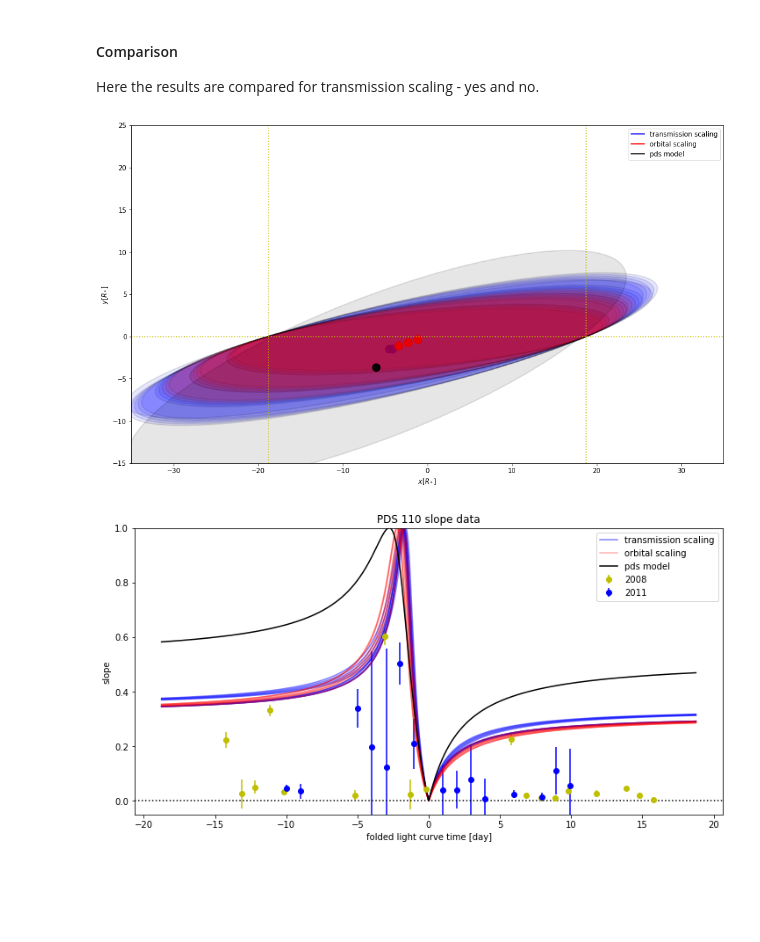
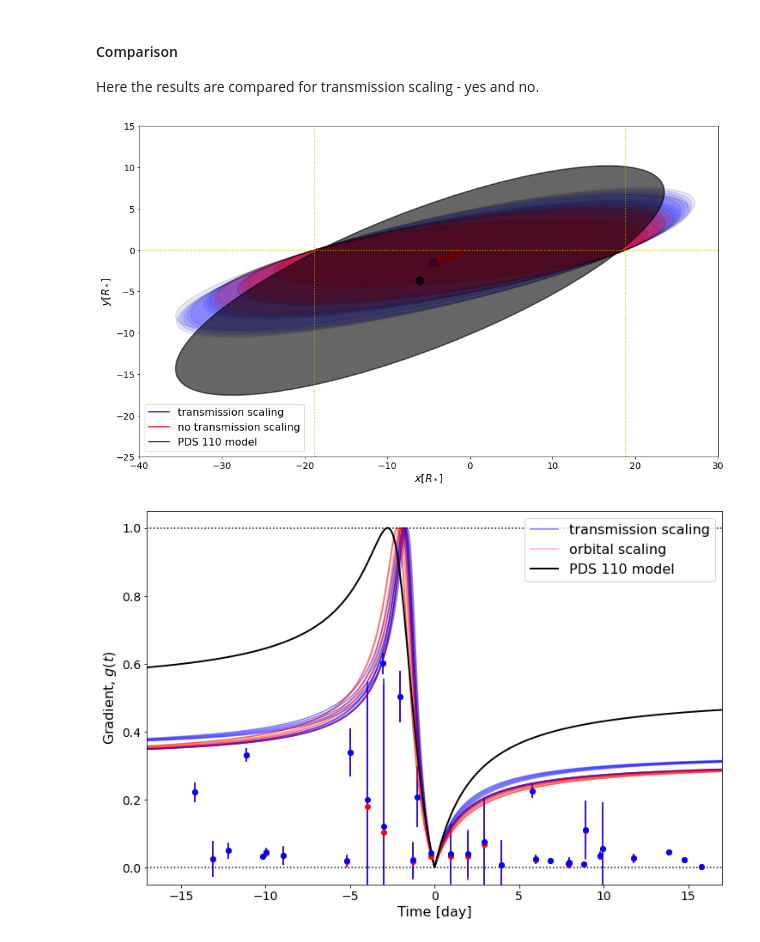
Before and after one commit to dmvandam/BeyonCE, a Jupyter notebook: pds_analysis.ipynb, the cells around one changed output. Saved outputs shown, nothing was run; the diff lists cells and outputs as text; code cells hidden in the pictures; blank space fills up the shorter version.

```diff
--- a/pds_analysis.ipynb
+++ b/pds_analysis.ipynb
@@ -205,6 +205,6 @@ grid.determine_gradient_fit()
 #### Extracting Best Fit Solutions
 We extract the best fit solutions and plot the results.
 # %%
-rms, disk_radius, inclination, tilt, dx, dy = grid.extract_solutions(2000)
+rms, disk_radius, inclination, tilt, dx, dy = grid.extract_solutions(10000)
 orbital_scale = grid.gradients[0].orbital_scale
 # %% [output]
@@ -460,6 +460,6 @@ Once again we extract solutions and plot some of the best fit solutions with the
 grid_analysis.set_eclipse_parameters(eclipse_duration, transverse_velocity, limb_darkening)
 grid_analysis.add_gradients(slope_time, slope, slope_error, transmission_changes)
 grid_analysis.determine_gradient_fit()
-rms_analysis, disk_radius_analysis, inclination_analysis, tilt_analysis, dx_analysis, dy_analysis = grid_analysis.extract_solutions(2000)
+rms_analysis, disk_radius_analysis, inclination_analysis, tilt_analysis, dx_analysis, dy_analysis = grid_analysis.extract_solutions(10000)
 orbital_scale_analysis = grid_analysis.gradients[0].orbital_scale
 # %% [output]
@@ -563,48 +562,56 @@ for k in range(20):
     )
 
     ax = rs.plot(ax=ax, x_shift = scale * dx_sorted[k], y_shift = scale * dy_sorted[k], face_color='red')
-
 ax = pds_rs.plot(ax=ax, x_shift = scale * centroid_shift_pds, y_shift = scale * impact_parameter_pds, face_color='black')
-ax.set_ylim(-15, 25)
-ax.set_xlim(-35, 35)
+ax.set_ylim(-25, 15)
+ax.set_xlim(-40, 30)
 ax.plot(-100, -100, 'b-', label='transmission scaling')
-ax.plot(-100, -100, 'r-', label='orbital scaling')
-ax.plot(-100, -100, 'k-', label='pds model')
+ax.plot(-100, -100, 'r-', label='no transmission scaling')
+ax.plot(-100, -100, 'k-', label='PDS 110 model')
 ax.axvline(x = -0.5 * scale, color='y', ls=':')
 ax.axvline(x =  0.5 * scale, color='y', ls=':')
 ax.axhline(y = 0, color='y', ls=':')
-ax.legend()
+ax.tick_params(labelsize=14)
+ax.legend(fontsize=16)
+ax.xaxis.label.set_fontsize(16)
+ax.yaxis.label.set_fontsize(16)
+fig.savefig('figure_pds_ring_systems.pdf', pad_inches=0.2, bbox_inches='tight')
 plt.show()
 # %% [output]
-[figure, old version]
+[figure, new version]
 # %%
-fig = plt.figure(figsize=(12, 6))
+fig = plt.figure(figsize=(12, 8))
+plt.errorbar(slope_time_wasp, orbital_scale * np.abs(slope_wasp), yerr=slope_error_wasp, fmt='o', color='r')
+plt.errorbar(slope_time_kelt, orbital_scale * np.abs(slope_kelt), yerr=slope_error_kelt, fmt='o', color='r')
 plt.errorbar(slope_time_wasp, orbital_scale * np.abs(slope_wasp) / transmission_changes[:18],
-    yerr=slope_error_wasp, fmt='o', color='y', label='2008')
+    yerr=slope_error_wasp, fmt='o', color='b')
 plt.errorbar(slope_time_kelt, orbital_scale * np.abs(slope_kelt) / transmission_changes[18:],
-    yerr=slope_error_kelt, fmt='o', color='b', label='2011')
+    yerr=slope_error_kelt, fmt='o', color='b')
 transmission_label = 'transmission scaling'
 for k in range(20):
     if dy_sorted[k] > 0:
         continue
     solution_gradients = ring_gradients(positions, scale * dx_analysis_sorted[k], scale * dy_analysis_sorted[k],
         inclination_analysis_sorted[k], tilt_analysis_sorted[k])
     plt.plot(times, solution_gradients, 'b-', alpha=0.5, label=transmission_label)
     transmission_label = None
 orbital_label = 'orbital scaling'
 for k in range(20):
     if dy_sorted[k] > 0:
         continue
     solution_gradients = ring_gradients(positions, scale * dx_sorted[k], scale * dy_sorted[k], inclination_sorted[k], tilt_sorted[k])
     plt.plot(times, solution_gradients, 'r-', alpha=0.3, label=orbital_label)
     orbital_label = None
-plt.plot(times, gradients, 'k-', label='pds model')
-plt.ylim(-0.05, 1)
+plt.plot(times, gradients, 'k-', lw=2, label='PDS 110 model')
+plt.ylim(-0.05, 1.05)
+plt.xlim(-17, 17)
 plt.gca().axhline(y=0, color='k', ls=':')
-plt.xlabel('folded light curve time [day]')
-plt.ylabel('slope')
-plt.title('PDS 110 slope data')
-plt.legend()
+plt.gca().axhline(y=1, color='k', ls=':')
+plt.gca().tick_params(labelsize=14)
+plt.xlabel('Time [day]', fontsize=16)
+plt.ylabel('Gradient, $g(t)$', fontsize=16)
+plt.legend(fontsize=16)
+fig.savefig('figure_pds_gradients.pdf', pad_inches=0.2, bbox_inches='tight')
 plt.show()
 # %% [output]
-[figure, old version]
+[figure, new version]
```
Also changed, not shown: parts of 6 cells of this notebook, 4 other files.
